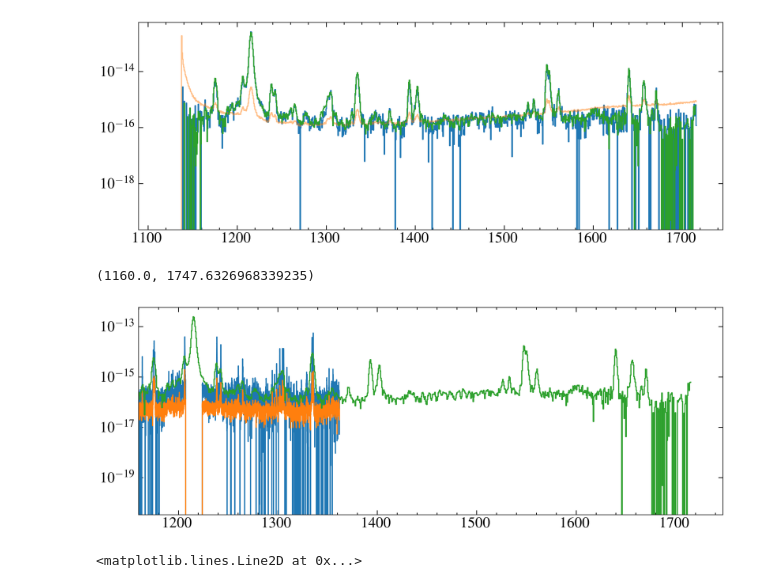
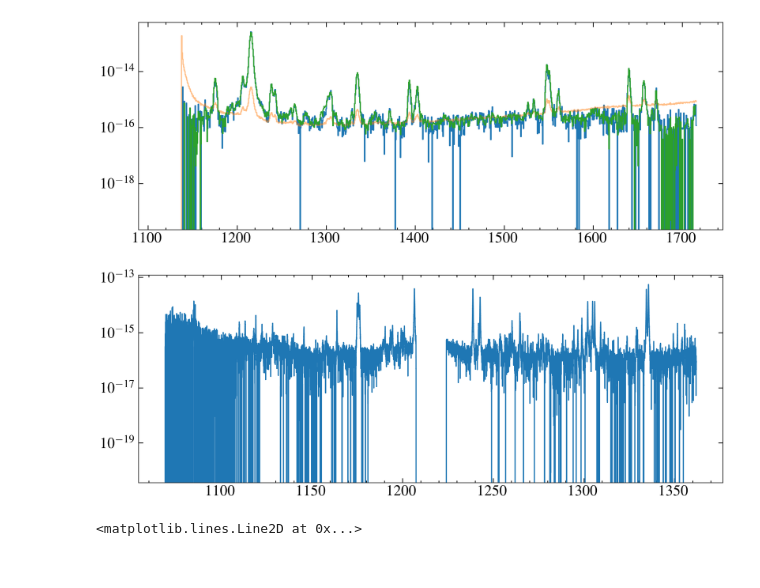
Before and after one commit to davidjwilson/SEDs, a Jupyter notebook: common/gj674_cont.ipynb, the cells around one changed output. Drawn from its saved outputs; the diff is of its cells as text; code cells hidden in the pictures.

```diff
--- a/common/gj674_cont.ipynb
+++ b/common/gj674_cont.ipynb
@@ -85,21 +85,20 @@ sw, sf, se = flare['WAVELENGTH'], flare['FLUX'], flare['ERROR']
 # %%
 qfi = convolve(qf, Box1DKernel(5))
 qei = convolve(qe, Box1DKernel(5))/(5**0.5)
 
 
 fig, ax = plt.subplots()
 
 ax.step(qw, qfi, where='mid')
-ax.step(qw, qei, where='mid')
+# ax.step(qw, qei, where='mid')
 
 ax.set_yscale('log')
 
-ax.step(sw, sf)
+# ax.step(sw, sf)
 
-ax.set_xlim(1160)
+# ax.set_xlim(1160)
 # %% [output]
-(1160.0, 1747.6326968339235)
-[figure, old version]
+[figure, new version]
 # %%
 nspec = fits.getdata(hlsp[3])
 nw, nf, ne = nspec['WAVELENGTH'], nspec['FLUX'], nspec['ERROR']
```
Also changed, not shown: parts of 2 cells of this notebook, 8 other files.
